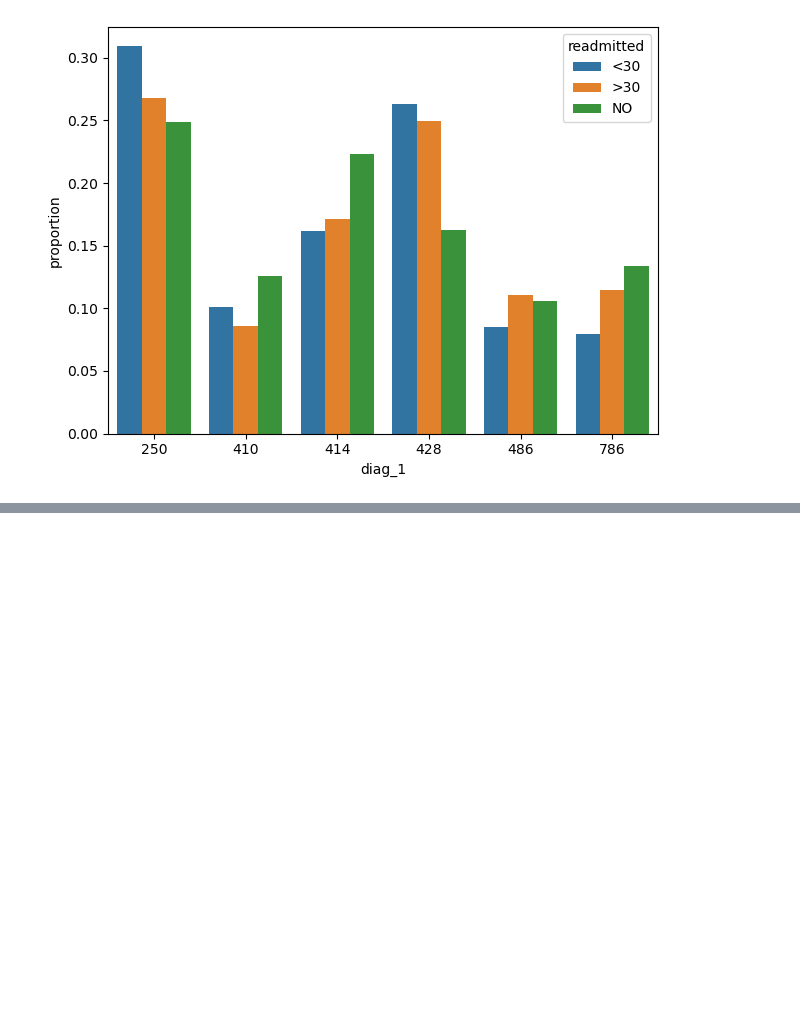
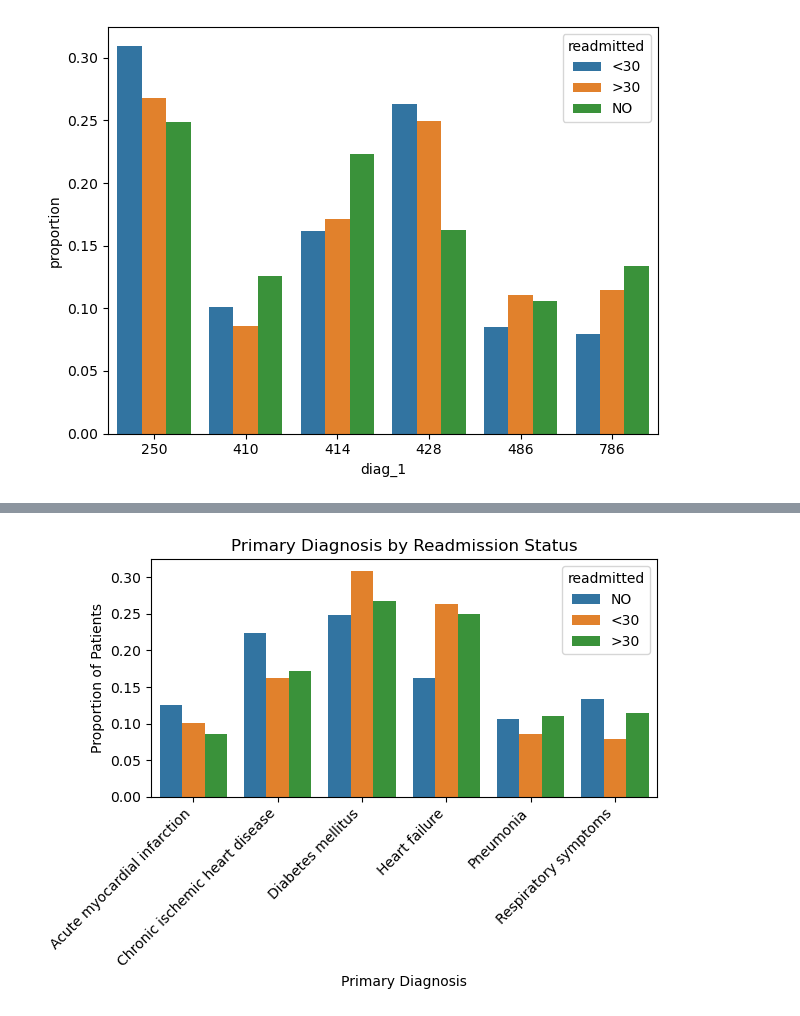
Before and after one commit to tonyinarula/Kaggle-Diabetes, a Jupyter notebook: analysis.ipynb, the cells around one changed output, grey strips where cells are left out. Cells and saved outputs as stored; diff of their text form; code cells hidden in the pictures; blank space fills up the shorter version.

```diff
--- a/analysis.ipynb
+++ b/analysis.ipynb
@@ -314,0 +334,23 @@ df_w_codes[['diag_1','diag_1_desc']].head(50)
+# %%
+# add descriptions to diagnosis by readmission status plot
+top_diagnoses = df_w_codes['diag_1_desc'].value_counts().head(6).index
+df_filtered = df_w_codes[df_w_codes['diag_1_desc'].isin(top_diagnoses)]
+diagnosis_df = (df_filtered.groupby(by = ['diag_1_desc', 'readmitted'])
+     .size()
+     .reset_index(name='count')
+)
+
+diagnosis_df['proportion'] = diagnosis_df.groupby('readmitted')['count'].transform(lambda x: x / x.sum())
+sns.barplot(data = diagnosis_df,
+            x = 'diag_1_desc',
+            y = 'proportion',
+            hue = 'readmitted',
+            hue_order = ['NO', '<30', '>30'],
+            errorbar = 'se')
+plt.xticks(rotation = 45, ha = 'right')
+plt.title('Primary Diagnosis by Readmission Status')
+plt.xlabel('Primary Diagnosis')
+plt.ylabel('Proportion of Patients')
+plt.tight_layout()
+# %% [output]
+[figure, added]
```
Also changed, not shown: parts of 2 cells of this notebook.
